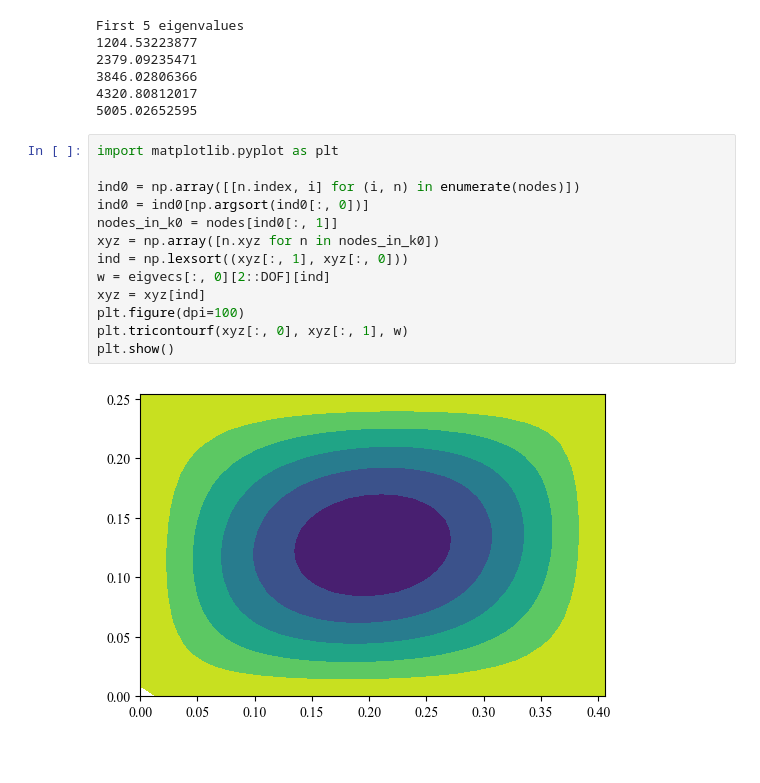
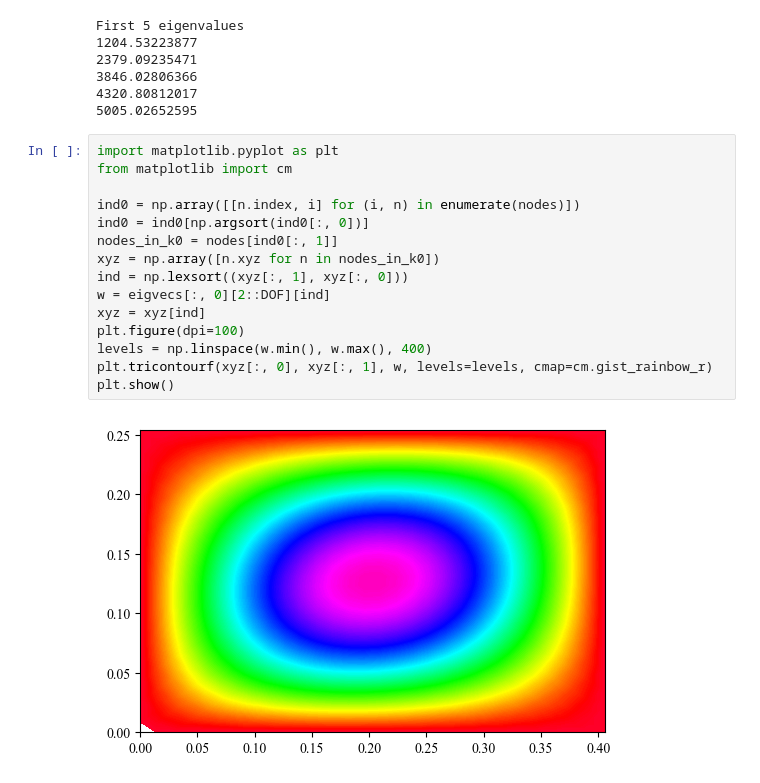
Before and after one commit to saullocastro/meshless, a Jupyter notebook: notebooks/example_buckling_composite_plate.ipynb, the cells around one changed output. Saved outputs shown, nothing was run; the diff lists cells and outputs as text.

```diff
--- a/notebooks/example_buckling_composite_plate.ipynb
+++ b/notebooks/example_buckling_composite_plate.ipynb
@@ -146,16 +146,18 @@ First 5 eigenvalues
 5005.02652595
 # %%
 import matplotlib.pyplot as plt
+from matplotlib import cm
 
 ind0 = np.array([[n.index, i] for (i, n) in enumerate(nodes)])
 ind0 = ind0[np.argsort(ind0[:, 0])]
 nodes_in_k0 = nodes[ind0[:, 1]]
 xyz = np.array([n.xyz for n in nodes_in_k0])
 ind = np.lexsort((xyz[:, 1], xyz[:, 0]))
 w = eigvecs[:, 0][2::DOF][ind]
 xyz = xyz[ind]
 plt.figure(dpi=100)
-plt.tricontourf(xyz[:, 0], xyz[:, 1], w)
+levels = np.linspace(w.min(), w.max(), 400)
+plt.tricontourf(xyz[:, 0], xyz[:, 1], w, levels=levels, cmap=cm.gist_rainbow_r)
 plt.show()
 # %% [output]
-[figure, old version]
+[figure, new version]
```
Also changed, not shown: 1 other file.
